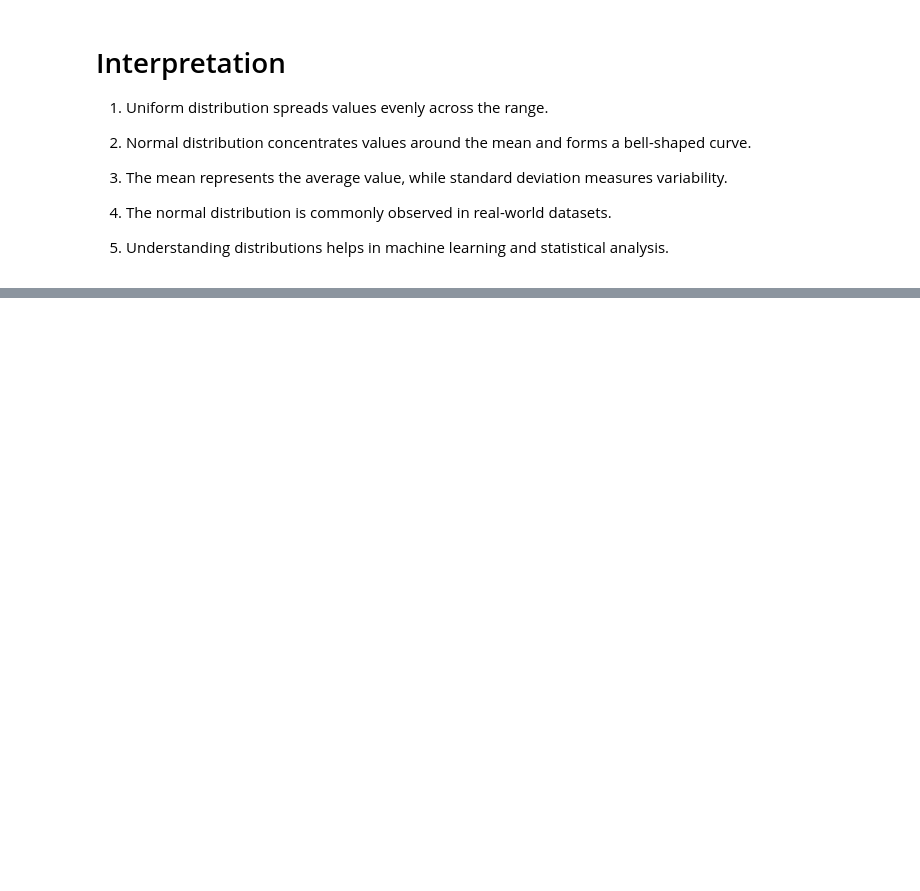
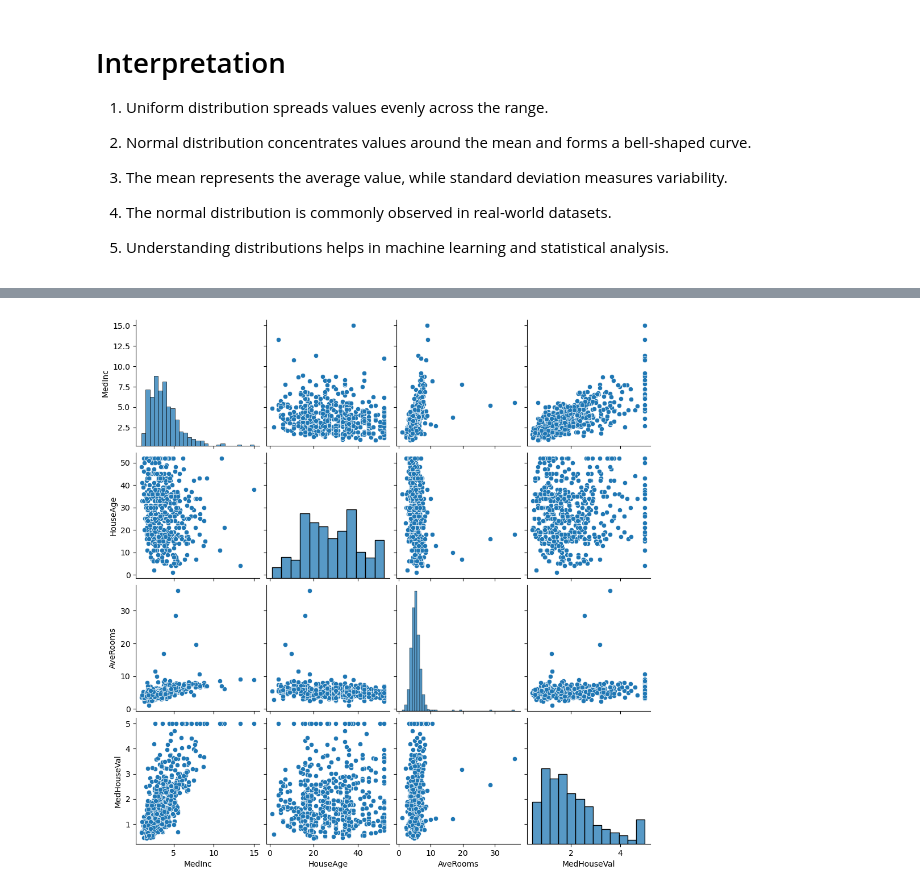
Before and after one commit to gopalsharma43/aiml-crash-gopal, a Jupyter notebook: Day11/maths_ml_eda.ipynb, the cells around one changed output, grey strips where cells are left out. Saved outputs shown, nothing was run; the diff lists cells and outputs as text; code cells hidden in the pictures; blank space fills up the shorter version.

```diff
--- a/Day11/maths_ml_eda.ipynb
+++ b/Day11/maths_ml_eda.ipynb
@@ -234,0 +335,17 @@ plt.show()
+# %%
+sample_df = df.sample(500)
+
+sns.pairplot(
+    sample_df[
+        [
+            "MedInc",
+            "HouseAge",
+            "AveRooms",
+            "MedHouseVal"
+        ]
+    ]
+)
+
+plt.show()
+# %% [output]
+[figure, added]
```
Also changed, not shown: parts of 10 cells of this notebook.
